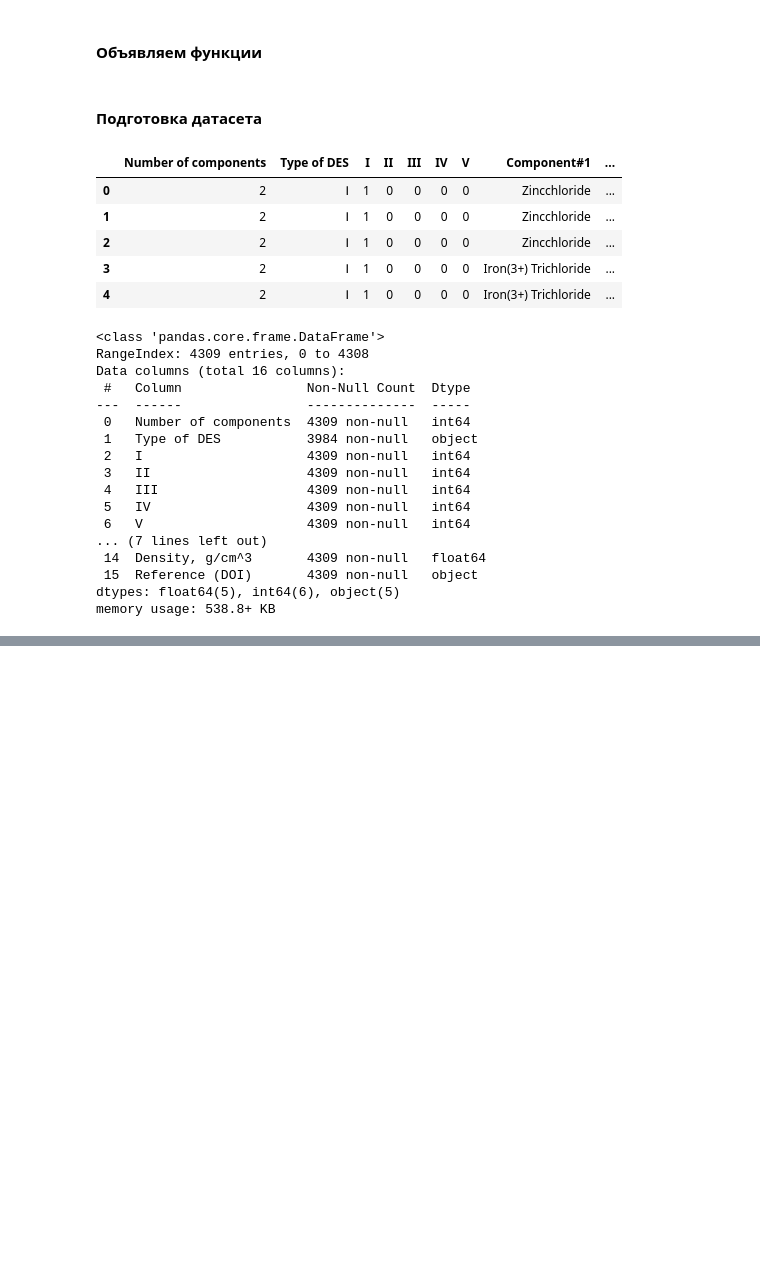
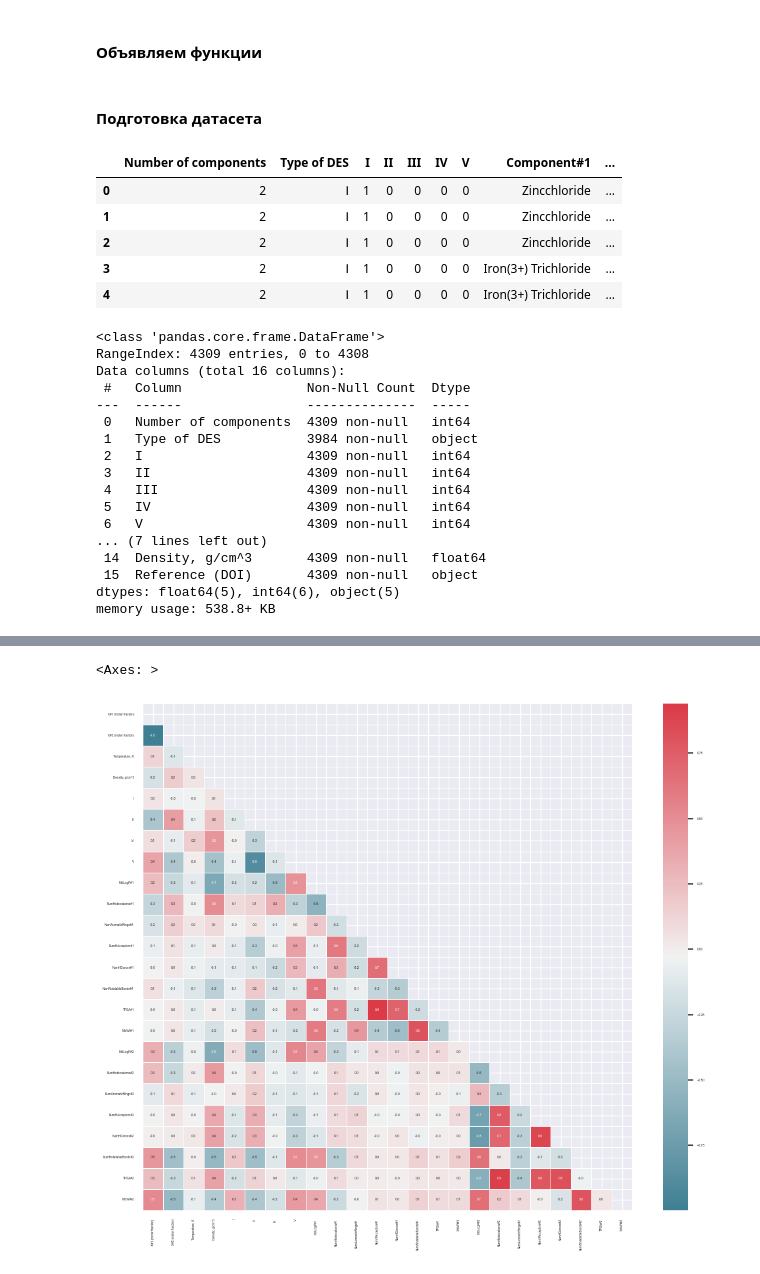
Before and after one commit to meteora142/Ecoteam, a Jupyter notebook: scripts/EcoteamProject.ipynb, the cells around one changed output, grey strips where cells are left out. Saved outputs shown, nothing was run; the diff lists cells and outputs as text; code cells hidden in the pictures; blank space fills up the shorter version.

```diff
--- a/scripts/EcoteamProject.ipynb
+++ b/scripts/EcoteamProject.ipynb
@@ -154,0 +240,15 @@ final_dataset.head(5)
+# %%
+numerics = ['int16', 'int32', 'int64', 'float16', 'float32', 'float64']
+numeric_columns = final_dataset.select_dtypes(include=numerics).columns.tolist()
+numeric_df = final_dataset[numeric_columns]
+
+#Корреляционная карта
+corr = numeric_df.corr()
+mask = np.zeros_like(corr, dtype=np.bool_)
+mask[np.triu_indices_from(mask)] = True
+f, ax = plt.subplots(figsize=(12, 10))
+cmap = sns.diverging_palette(220, 10, as_cmap=True)
+sns.heatmap(corr, cmap=cmap, linewidths=.5, mask=mask,annot=True, fmt='.1f')
+# %% [output]
+<Axes: >
+[figure, added]
```
Also changed, not shown: parts of 11 cells of this notebook.
